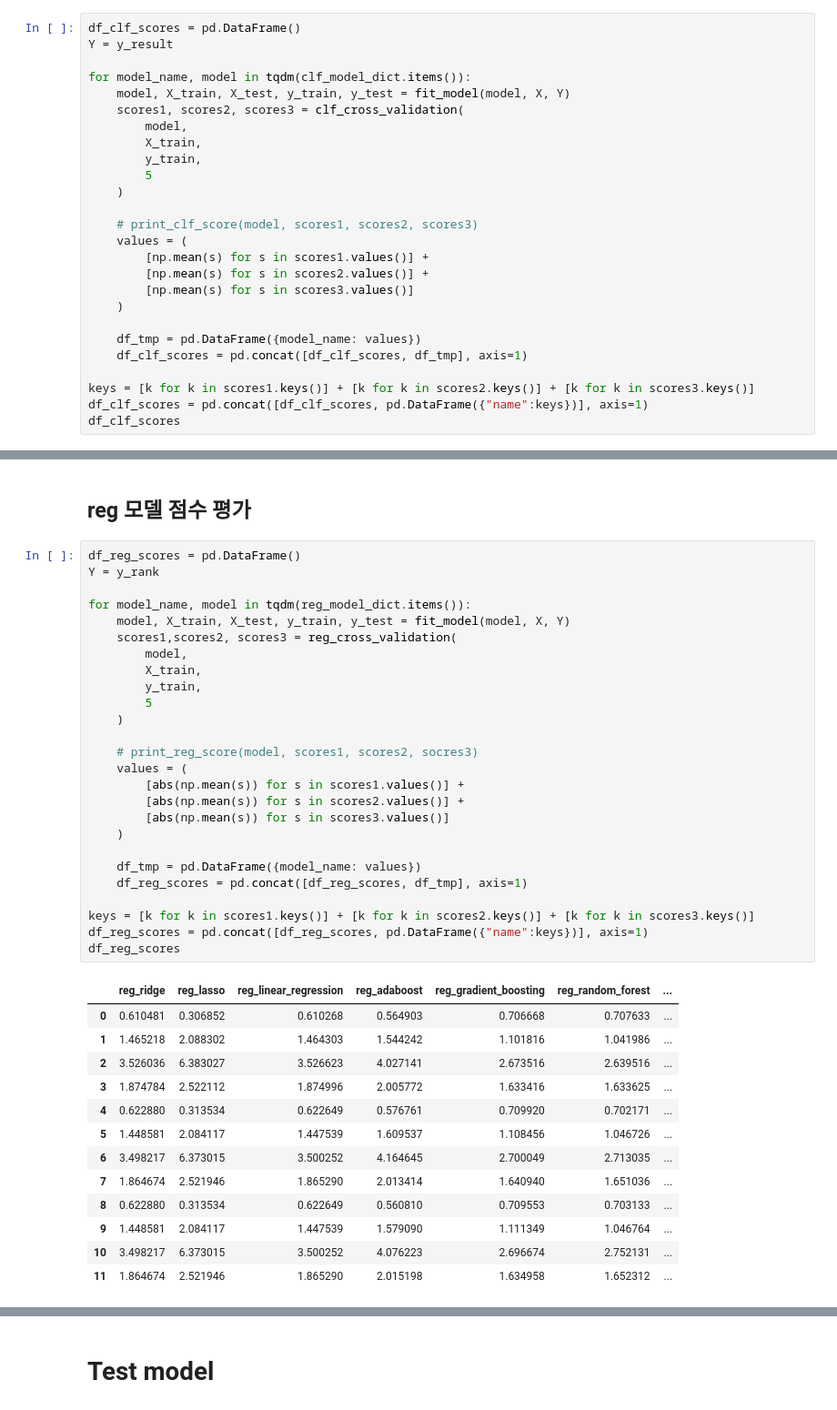
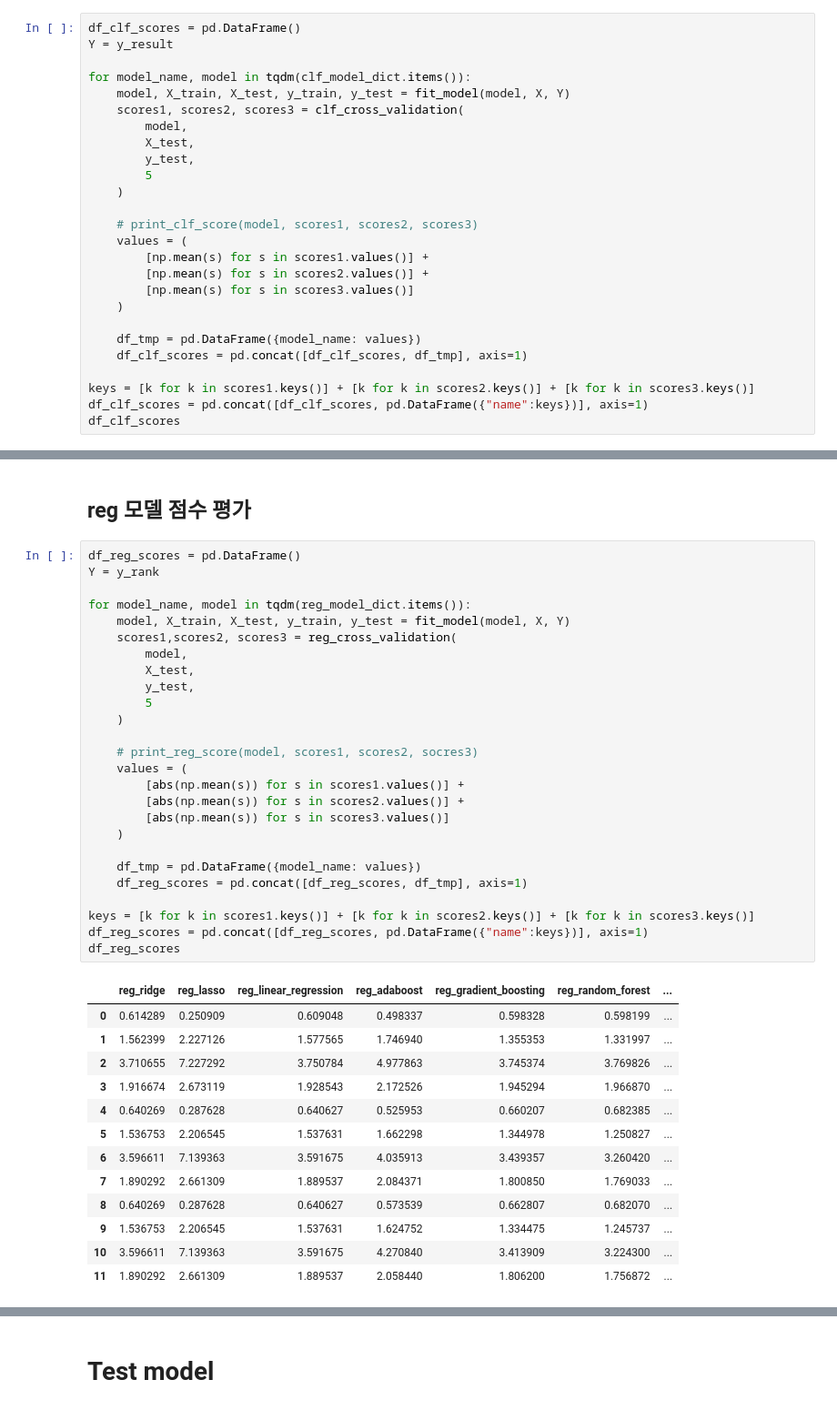
Before and after one commit to miny-genie/RTC-mariokart-8-AI, a Jupyter notebook: 3_select_model.ipynb, the cells around one changed output, grey strips where cells are left out. Shown at 91% size. Cells and saved outputs as stored; diff of their text form.

```diff
--- a/3_select_model.ipynb
+++ b/3_select_model.ipynb
@@ -305,8 +305,8 @@ for model_name, model in tqdm(clf_model_dict.items()):
     model, X_train, X_test, y_train, y_test = fit_model(model, X, Y)
     scores1, scores2, scores3 = clf_cross_validation(
         model,
-        X_train,
-        y_train,
+        X_test,
+        y_test,
         5
     )
 
@@ -448,40 +448,40 @@ def print_reg_score(
 # %%
 df_reg_scores = pd.DataFrame()
 Y = y_rank
 
 for model_name, model in tqdm(reg_model_dict.items()):
     model, X_train, X_test, y_train, y_test = fit_model(model, X, Y)
     scores1,scores2, scores3 = reg_cross_validation(
         model,
-        X_train,
-        y_train,
+        X_test,
+        y_test,
         5
     )
 
     # print_reg_score(model, scores1, scores2, socres3)
     values = (
         [abs(np.mean(s)) for s in scores1.values()] +
         [abs(np.mean(s)) for s in scores2.values()] +
         [abs(np.mean(s)) for s in scores3.values()]
     )
 
     df_tmp = pd.DataFrame({model_name: values})
     df_reg_scores = pd.concat([df_reg_scores, df_tmp], axis=1)
 
 keys = [k for k in scores1.keys()] + [k for k in scores2.keys()] + [k for k in scores3.keys()]
 df_reg_scores = pd.concat([df_reg_scores, pd.DataFrame({"name":keys})], axis=1)
 df_reg_scores
 # %% [output]
 |  | reg_ridge | reg_lasso | reg_linear_regression | reg_adaboost | reg_gradient_boosting | reg_random_forest | ... |
-| 0 | 0.610481 | 0.306852 | 0.610268 | 0.564903 | 0.706668 | 0.707633 | ... |
-| 1 | 1.465218 | 2.088302 | 1.464303 | 1.544242 | 1.101816 | 1.041986 | ... |
-| 2 | 3.526036 | 6.383027 | 3.526623 | 4.027141 | 2.673516 | 2.639516 | ... |
-| 3 | 1.874784 | 2.522112 | 1.874996 | 2.005772 | 1.633416 | 1.633625 | ... |
-| 4 | 0.622880 | 0.313534 | 0.622649 | 0.576761 | 0.709920 | 0.702171 | ... |
-| 5 | 1.448581 | 2.084117 | 1.447539 | 1.609537 | 1.108456 | 1.046726 | ... |
-| 6 | 3.498217 | 6.373015 | 3.500252 | 4.164645 | 2.700049 | 2.713035 | ... |
-| 7 | 1.864674 | 2.521946 | 1.865290 | 2.013414 | 1.640940 | 1.651036 | ... |
-| 8 | 0.622880 | 0.313534 | 0.622649 | 0.560810 | 0.709553 | 0.703133 | ... |
-| 9 | 1.448581 | 2.084117 | 1.447539 | 1.579090 | 1.111349 | 1.046764 | ... |
-| 10 | 3.498217 | 6.373015 | 3.500252 | 4.076223 | 2.696674 | 2.752131 | ... |
-| 11 | 1.864674 | 2.521946 | 1.865290 | 2.015198 | 1.634958 | 1.652312 | ... |
+| 0 | 0.614289 | 0.250909 | 0.609048 | 0.498337 | 0.598328 | 0.598199 | ... |
+| 1 | 1.562399 | 2.227126 | 1.577565 | 1.746940 | 1.355353 | 1.331997 | ... |
+| 2 | 3.710655 | 7.227292 | 3.750784 | 4.977863 | 3.745374 | 3.769826 | ... |
+| 3 | 1.916674 | 2.673119 | 1.928543 | 2.172526 | 1.945294 | 1.966870 | ... |
+| 4 | 0.640269 | 0.287628 | 0.640627 | 0.525953 | 0.660207 | 0.682385 | ... |
+| 5 | 1.536753 | 2.206545 | 1.537631 | 1.662298 | 1.344978 | 1.250827 | ... |
+| 6 | 3.596611 | 7.139363 | 3.591675 | 4.035913 | 3.439357 | 3.260420 | ... |
+| 7 | 1.890292 | 2.661309 | 1.889537 | 2.084371 | 1.800850 | 1.769033 | ... |
+| 8 | 0.640269 | 0.287628 | 0.640627 | 0.573539 | 0.662807 | 0.682070 | ... |
+| 9 | 1.536753 | 2.206545 | 1.537631 | 1.624752 | 1.334475 | 1.245737 | ... |
+| 10 | 3.596611 | 7.139363 | 3.591675 | 4.270840 | 3.413909 | 3.224300 | ... |
+| 11 | 1.890292 | 2.661309 | 1.889537 | 2.058440 | 1.806200 | 1.756872 | ... |
```
Also changed, not shown: parts of 13 cells of this notebook.
